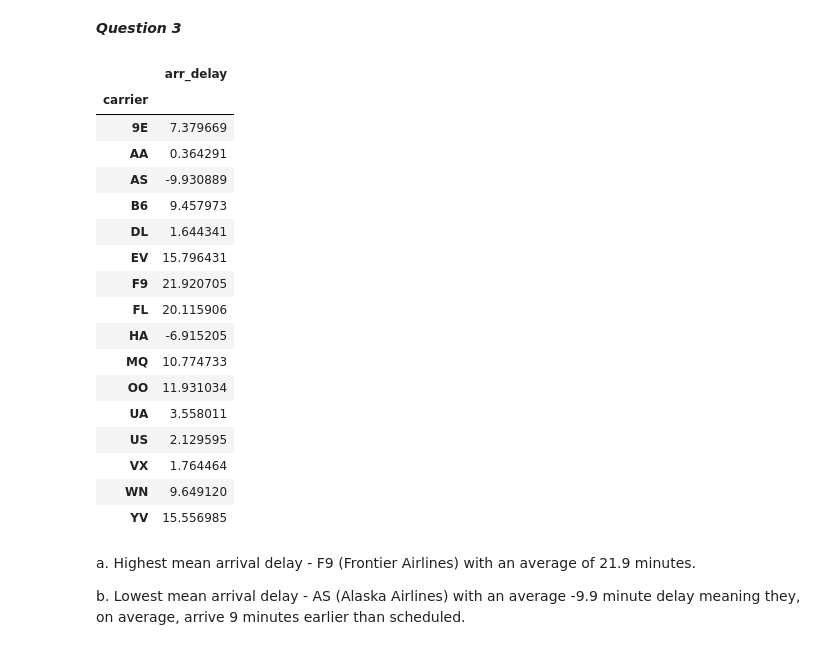
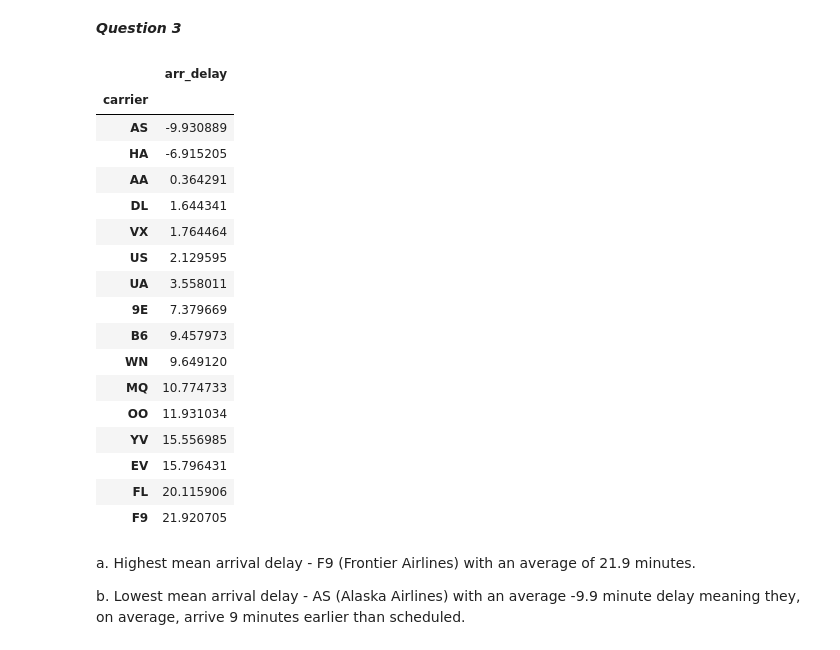
Before and after one commit to kayce-j/Data101study, a Jupyter notebook: Exam 2/Exam 2.ipynb, the cells around one changed output. Cells and saved outputs as stored; diff of their text form; code cells hidden in the pictures.

```diff
--- a/Exam 2/Exam 2.ipynb
+++ b/Exam 2/Exam 2.ipynb
@@ -124,30 +126,30 @@ show(DF_airlines)
 # %%
 DF['arr_delay'].replace('NaN','NA',inplace=True)
 filter_columns = ['arr_delay', 'carrier']
 DF = DF[DF['arr_delay'].notna()]
 DF_filter = DF[filter_columns]
 
 
-DF_filter.groupby('carrier').mean()
+DF_filter.groupby('carrier').mean().sort_values(by='arr_delay')
 # %% [output]
 |  | arr_delay |
 | carrier |  |
+| AS | -9.930889 |
+| HA | -6.915205 |
+| AA | 0.364291 |
+| DL | 1.644341 |
+| VX | 1.764464 |
+| US | 2.129595 |
+| UA | 3.558011 |
 | 9E | 7.379669 |
-| AA | 0.364291 |
-| AS | -9.930889 |
 | B6 | 9.457973 |
-| DL | 1.644341 |
-| EV | 15.796431 |
-| F9 | 21.920705 |
-| FL | 20.115906 |
-| HA | -6.915205 |
+| WN | 9.649120 |
 | MQ | 10.774733 |
 | OO | 11.931034 |
-| UA | 3.558011 |
-| US | 2.129595 |
-| VX | 1.764464 |
-| WN | 9.649120 |
 | YV | 15.556985 |
+| EV | 15.796431 |
+| FL | 20.115906 |
+| F9 | 21.920705 |
 # %% [markdown]
 a. Highest mean arrival delay - F9 (Frontier Airlines) with an average of 21.9 minutes.
 
```
Also changed, not shown: parts of 14 cells of this notebook, 3 other files.
